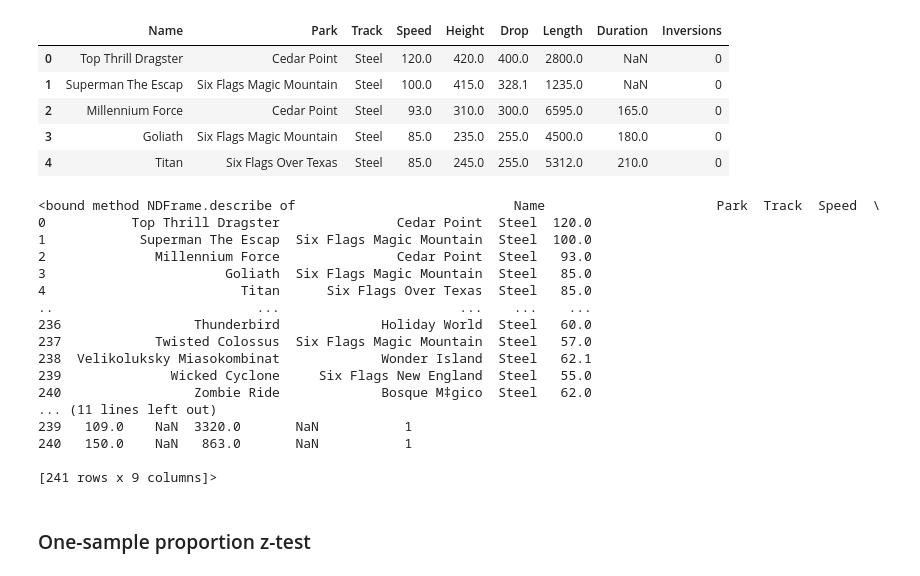
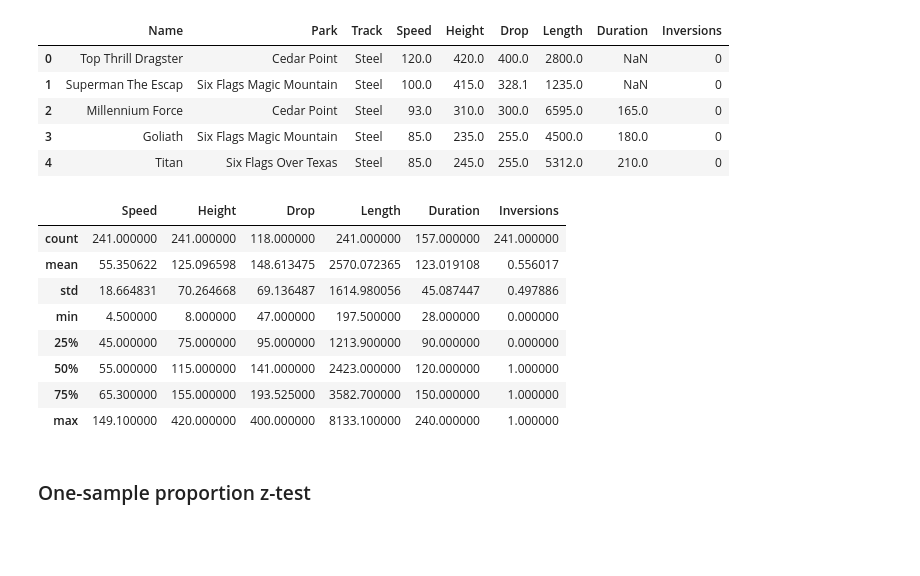
Before and after one commit to angelicasang/PythonProject, a Jupyter notebook: Session4/Teaching4.ipynb, the cells around one changed output. Drawn from its saved outputs; the diff is of its cells as text; code cells hidden in the pictures; blank space fills up the shorter version.

```diff
--- a/Session4/Teaching4.ipynb
+++ b/Session4/Teaching4.ipynb
@@ -32,25 +32,17 @@ coasters.head()
 | 4 | Titan | Six Flags Over Texas | Steel | 85.0 | 245.0 | 255.0 | 5312.0 | 210.0 | 0 |
 # %%
 # Take a look at the data by using describe()
-coasters.describe
+coasters.describe()
 # %% [output]
-<bound method NDFrame.describe of                            Name                      Park  Track  Speed  \
-0           Top Thrill Dragster               Cedar Point  Steel  120.0
-1            Superman The Escap  Six Flags Magic Mountain  Steel  100.0
-2              Millennium Force               Cedar Point  Steel   93.0
-3                       Goliath  Six Flags Magic Mountain  Steel   85.0
-4                         Titan      Six Flags Over Texas  Steel   85.0
-..                          ...                       ...    ...    ...
-236                 Thunderbird             Holiday World  Steel   60.0
-237            Twisted Colossus  Six Flags Magic Mountain  Steel   57.0
-238  Velikoluksky Miasokombinat             Wonder Island  Steel   62.1
-239              Wicked Cyclone     Six Flags New England  Steel   55.0
-240                 Zombie Ride             Bosque M‡gico  Steel   62.0
-... (11 lines left out)
-239   109.0    NaN  3320.0       NaN           1
-240   150.0    NaN   863.0       NaN           1
-
-[241 rows x 9 columns]>
+|  | Speed | Height | Drop | Length | Duration | Inversions |
+| count | 241.000000 | 241.000000 | 118.000000 | 241.000000 | 157.000000 | 241.000000 |
+| mean | 55.350622 | 125.096598 | 148.613475 | 2570.072365 | 123.019108 | 0.556017 |
+| std | 18.664831 | 70.264668 | 69.136487 | 1614.980056 | 45.087447 | 0.497886 |
+| min | 4.500000 | 8.000000 | 47.000000 | 197.500000 | 28.000000 | 0.000000 |
+| 25% | 45.000000 | 75.000000 | 95.000000 | 1213.900000 | 90.000000 | 0.000000 |
+| 50% | 55.000000 | 115.000000 | 141.000000 | 2423.000000 | 120.000000 | 1.000000 |
+| 75% | 65.300000 | 155.000000 | 193.525000 | 3582.700000 | 150.000000 | 1.000000 |
+| max | 149.100000 | 420.000000 | 400.000000 | 8133.100000 | 240.000000 | 1.000000 |
 # %% [markdown]
 ### One-sample proportion z-test
 # %% [markdown]
```
